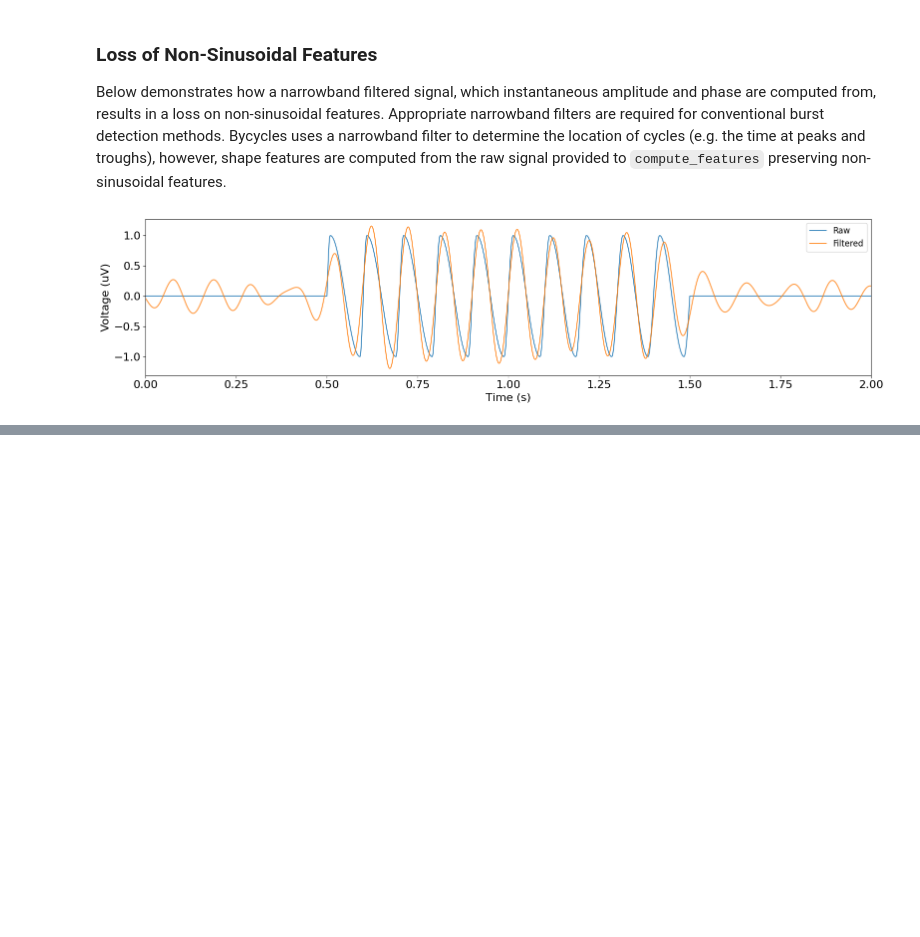
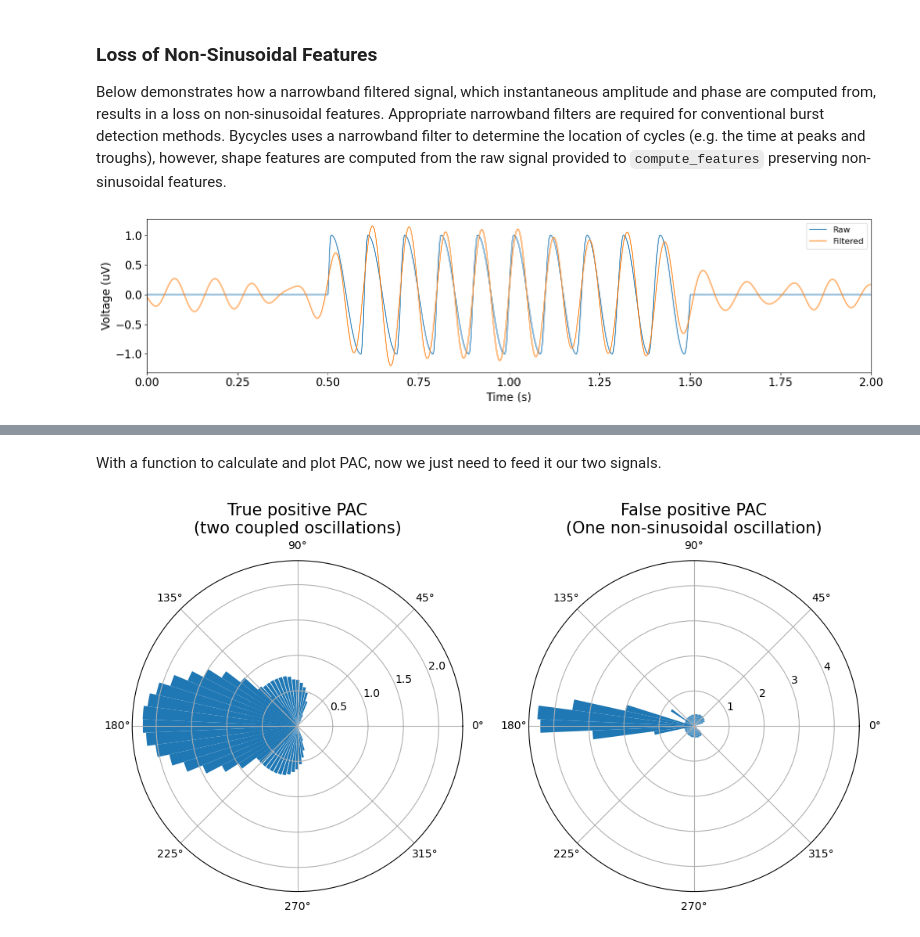
Before and after one commit to voytekresearch/spr, a Jupyter notebook: tutorials/02_bycycle/bycycle_00-Introduction.ipynb, the cells around one changed output, grey strips where cells are left out. Saved outputs shown, nothing was run; the diff lists cells and outputs as text; code cells hidden in the pictures; blank space fills up the shorter version.

```diff
--- a/tutorials/02_bycycle/bycycle_00-Introduction.ipynb
+++ b/tutorials/02_bycycle/bycycle_00-Introduction.ipynb
@@ -171,0 +292,14 @@ plot_time_series(times, sig_filt, ax=ax, colors='C1', alpha=.8, xlim=(0, 2), lab
+# %% [markdown]
+With a function to calculate and plot PAC, now we just need to feed it our two signals.
+# %%
+fig = plt.figure(figsize=(12, 6))
+ax1 = plt.subplot(121, projection='polar')
+ax2 = plt.subplot(122, projection='polar')
+calculate_pac(
+    tp_pac, (slow_freq-2, slow_freq+2), (fast_freq-20, fast_freq+20),
+    'True positive PAC\n(two coupled oscillations)', ax=ax1)
+calculate_pac(
+    fp_pac, (slow_freq-2, slow_freq+2), (fast_freq-20, fast_freq+20),
+    'False positive PAC\n(One non-sinusoidal oscillation)', ax=ax2)
+# %% [output]
+[figure, added]
```
Also changed, not shown: parts of 8 cells of this notebook.
